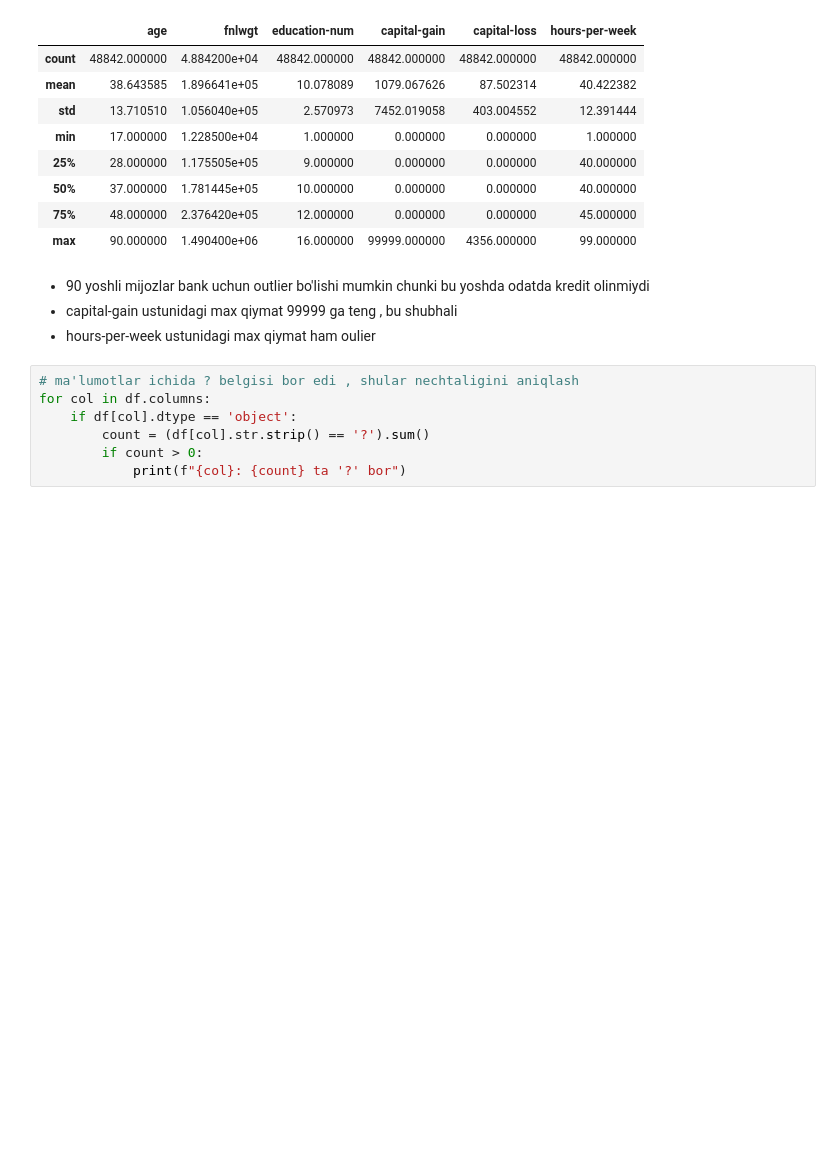
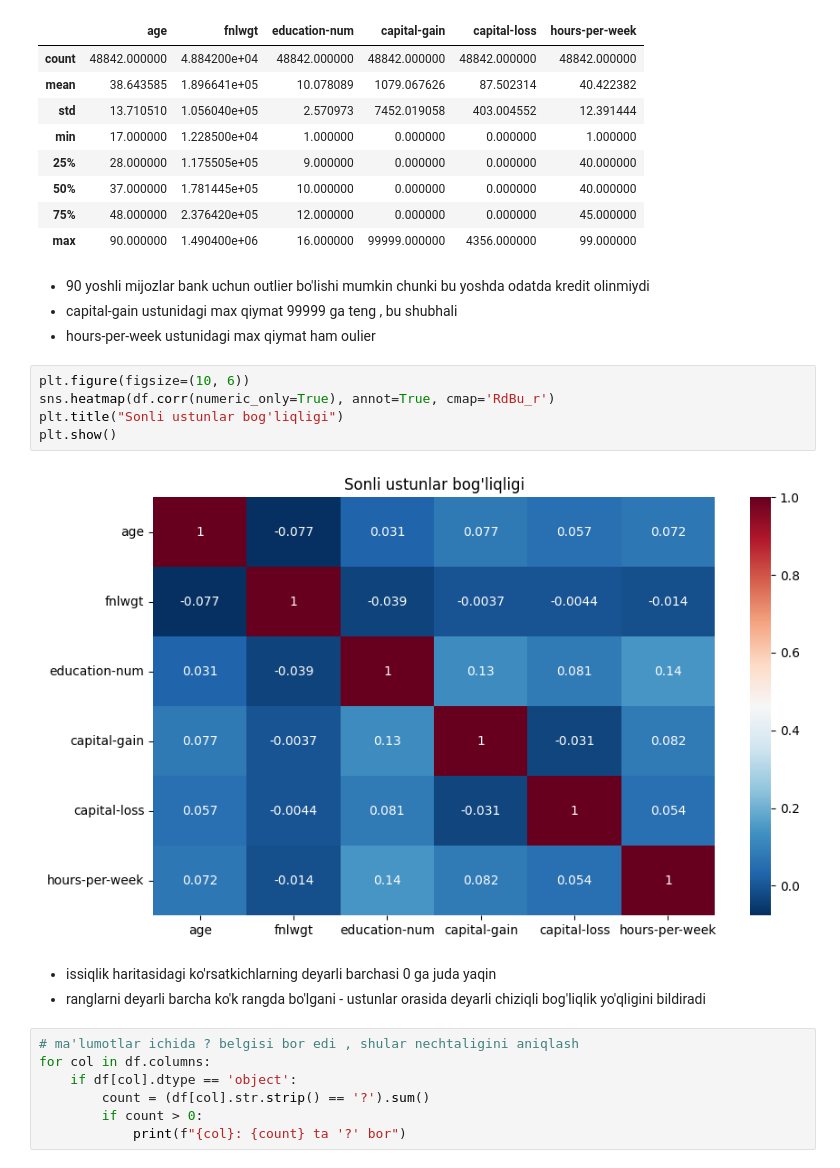
Before and after one commit to izzat-ai/learning-ai, a Jupyter notebook: projects/credit_scoring_project/credit_scoring.ipynb, the cells around one changed output. Drawn from its saved outputs; the diff is of its cells as text; blank space fills up the shorter version.

```diff
--- a/projects/credit_scoring_project/credit_scoring.ipynb
+++ b/projects/credit_scoring_project/credit_scoring.ipynb
@@ -91,6 +91,16 @@ df.describe()
 - 90 yoshli mijozlar bank uchun outlier bo'lishi mumkin chunki bu yoshda odatda kredit olinmiydi
 - capital-gain ustunidagi max qiymat 99999 ga teng , bu shubhali
 - hours-per-week ustunidagi max qiymat ham oulier
+# %%
+plt.figure(figsize=(10, 6))
+sns.heatmap(df.corr(numeric_only=True), annot=True, cmap='RdBu_r')
+plt.title("Sonli ustunlar bog'liqligi")
+plt.show()
+# %% [output]
+[figure, added]
+# %% [markdown]
+- issiqlik haritasidagi ko'rsatkichlarning deyarli barchasi 0 ga juda yaqin
+- ranglarni deyarli barcha ko'k rangda bo'lgani - ustunlar orasida deyarli chiziqli bog'liqlik yo'qligini bildiradi
 # %%
 # ma'lumotlar ichida ? belgisi bor edi , shular nechtaligini aniqlash
 for col in df.columns:
```
Also changed, not shown: parts of 6 cells of this notebook.
